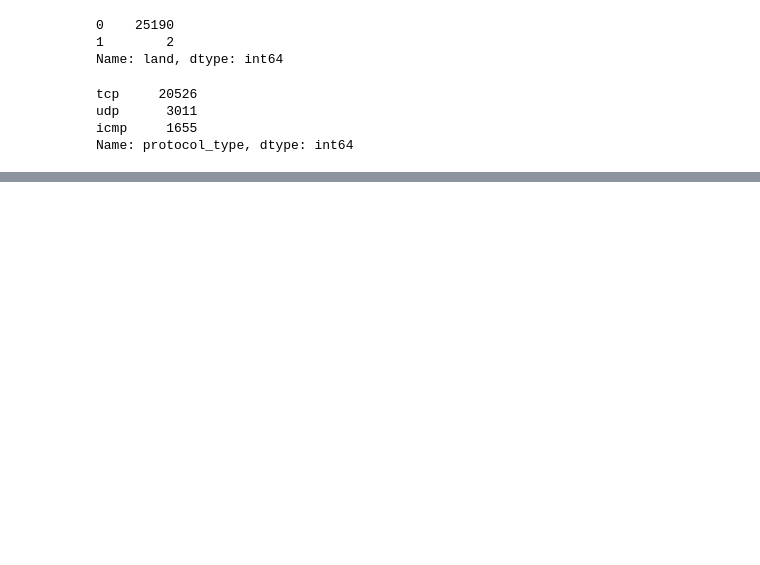
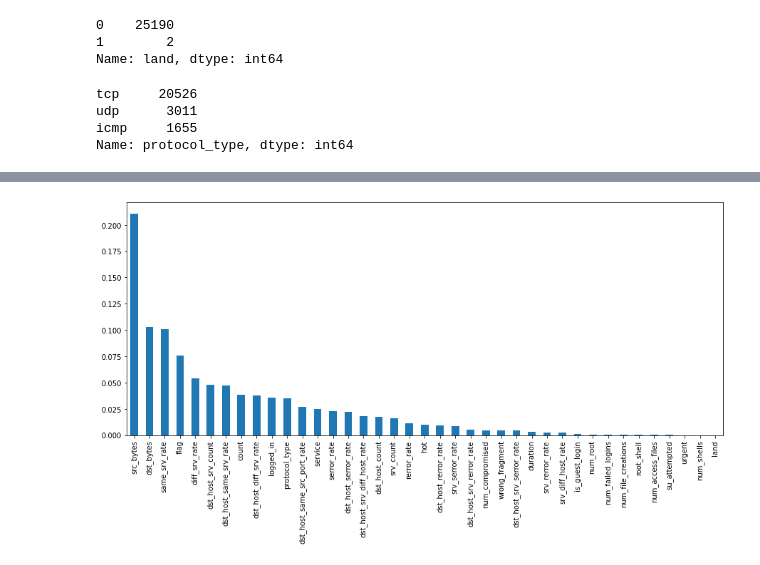
Before and after one commit to mein0121/Intrusion-Detection, a Jupyter notebook: 신영일/Intrusion Detection.ipynb, the cells around one changed output, grey strips where cells are left out. Drawn from its saved outputs; the diff is of its cells as text; code cells hidden in the pictures; blank space fills up the shorter version.

```diff
--- a/신영일/Intrusion Detection.ipynb
+++ b/신영일/Intrusion Detection.ipynb
@@ -270,0 +440,3 @@ Name: protocol_type, dtype: int64
+# %%
+# drop columns 1 :num_outbound_cmds, is_host_login
+X_train1 = X_train.drop(['num_outbound_cmds','is_host_login'], axis=1)
@@ -270,0 +560,10 @@ Name: protocol_type, dtype: int64
+# %%
+# X_train1
+rf = RandomForestClassifier(max_depth=5)
+rf.fit(X_train1, y_train)
+
+fi_rf1 = rf.feature_importances_
+fi_rfs1 = pd.Series(fi_rf1, index=X_train1.columns)
+
+pred_train_rf =rf.predict(X_train1)
+accuracy_score(y_train, pred_train_rf)
@@ -270,0 +662,6 @@ Name: protocol_type, dtype: int64
+# %%
+# randomforest, X_train1
+fi_rfs1.sort_values(ascending=False).plot(kind='bar', figsize=(15,6))
+plt.show()
+# %% [output]
+[figure, added]
```
Also changed, not shown: parts of 62 cells of this notebook.
